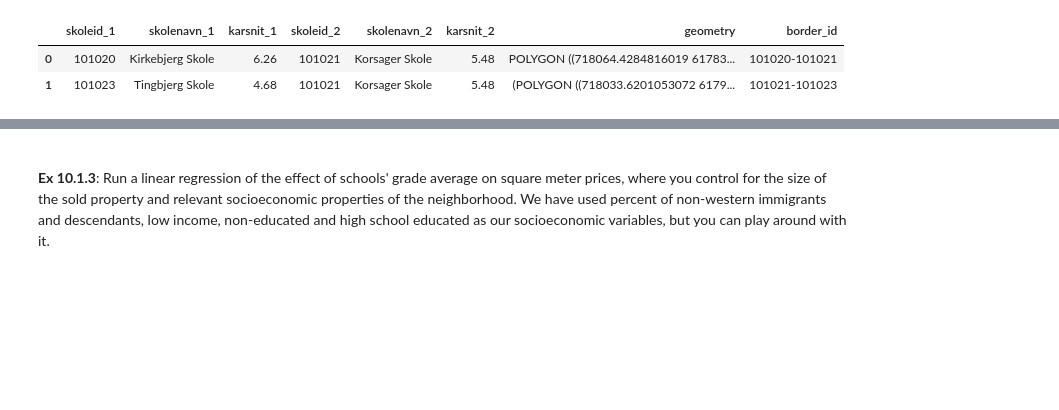
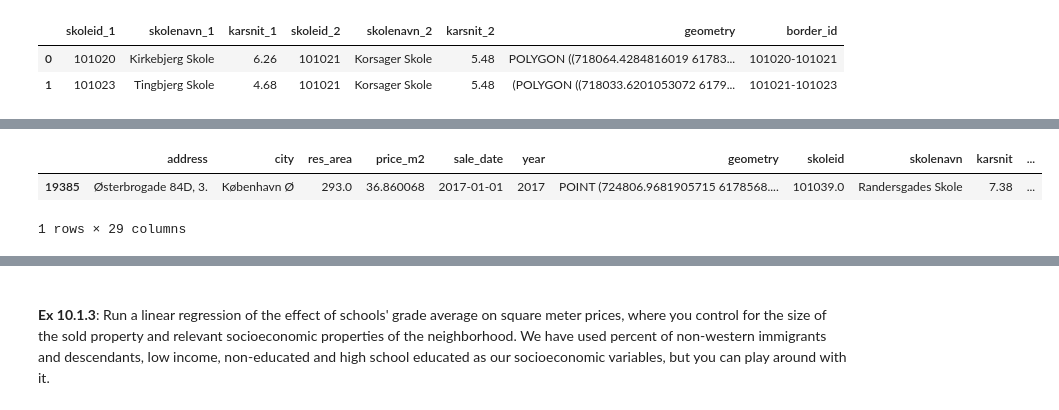
Before and after one commit to Morten-Esketveit/TSDS-gruppe-2019, a Jupyter notebook: assignment_3.ipynb, the cells around one changed output, grey strips where cells are left out. Cells and saved outputs as stored; diff of their text form; code cells hidden in the pictures; blank space fills up the shorter version.

```diff
--- a/assignment_3.ipynb
+++ b/assignment_3.ipynb
@@ -434,0 +437,6 @@ districts.plot(color='lightgrey',ax=border_sales_plt[1][0])
+# %%
+border_sales[1].head(1)
+# %% [output]
+|  | address | city | res_area | price_m2 | sale_date | year | geometry | skoleid | skolenavn | karsnit | ... |
+| 19385 | Østerbrogade 84D, 3. | København Ø | 293.0 | 36.860068 | 2017-01-01 | 2017 | POINT (724806.9681905715 6178568.... | 101039.0 | Randersgades Skole | 7.38 | ... |
+1 rows × 29 columns
```
Also changed, not shown: parts of 5 cells of this notebook.
